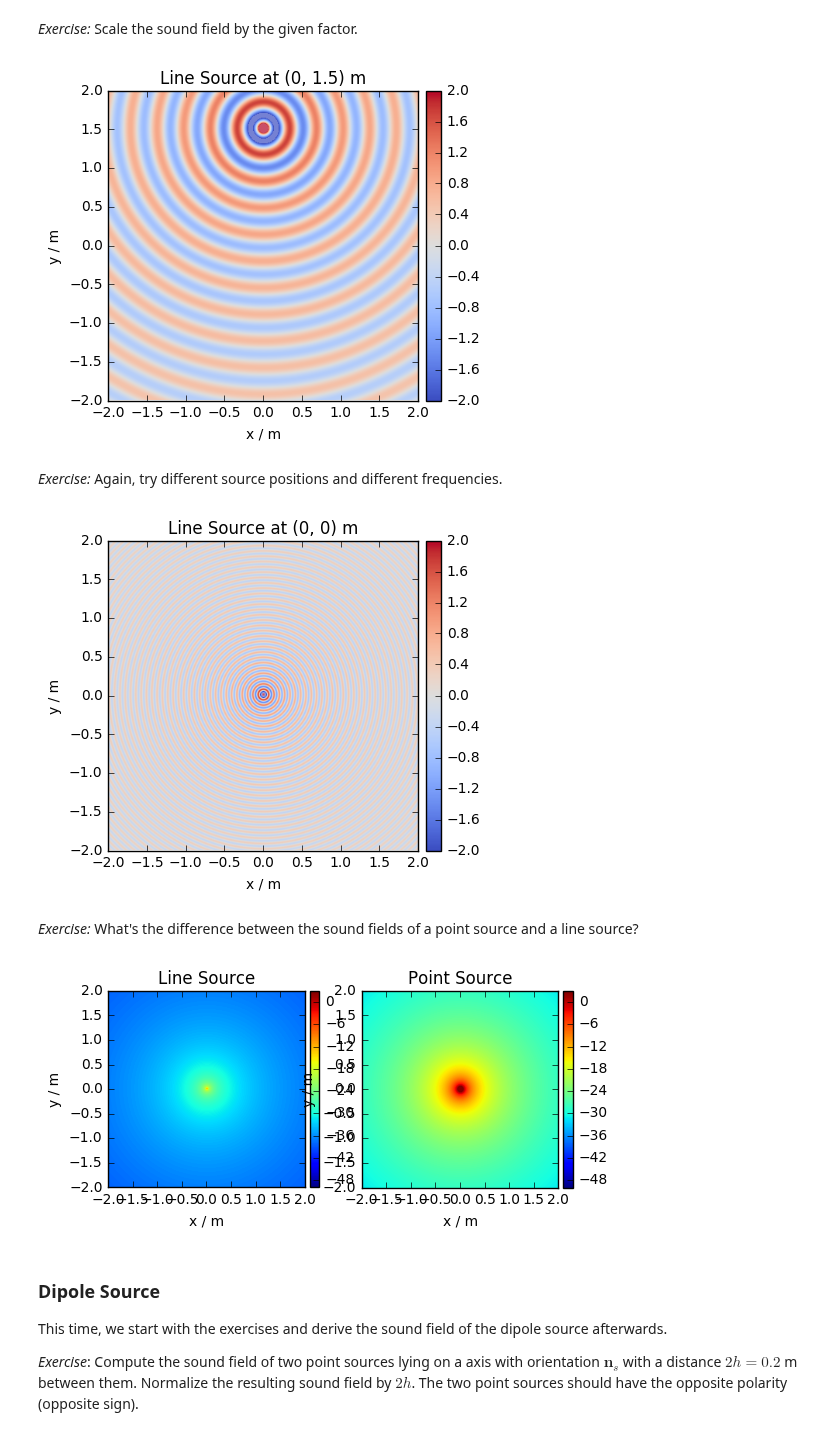
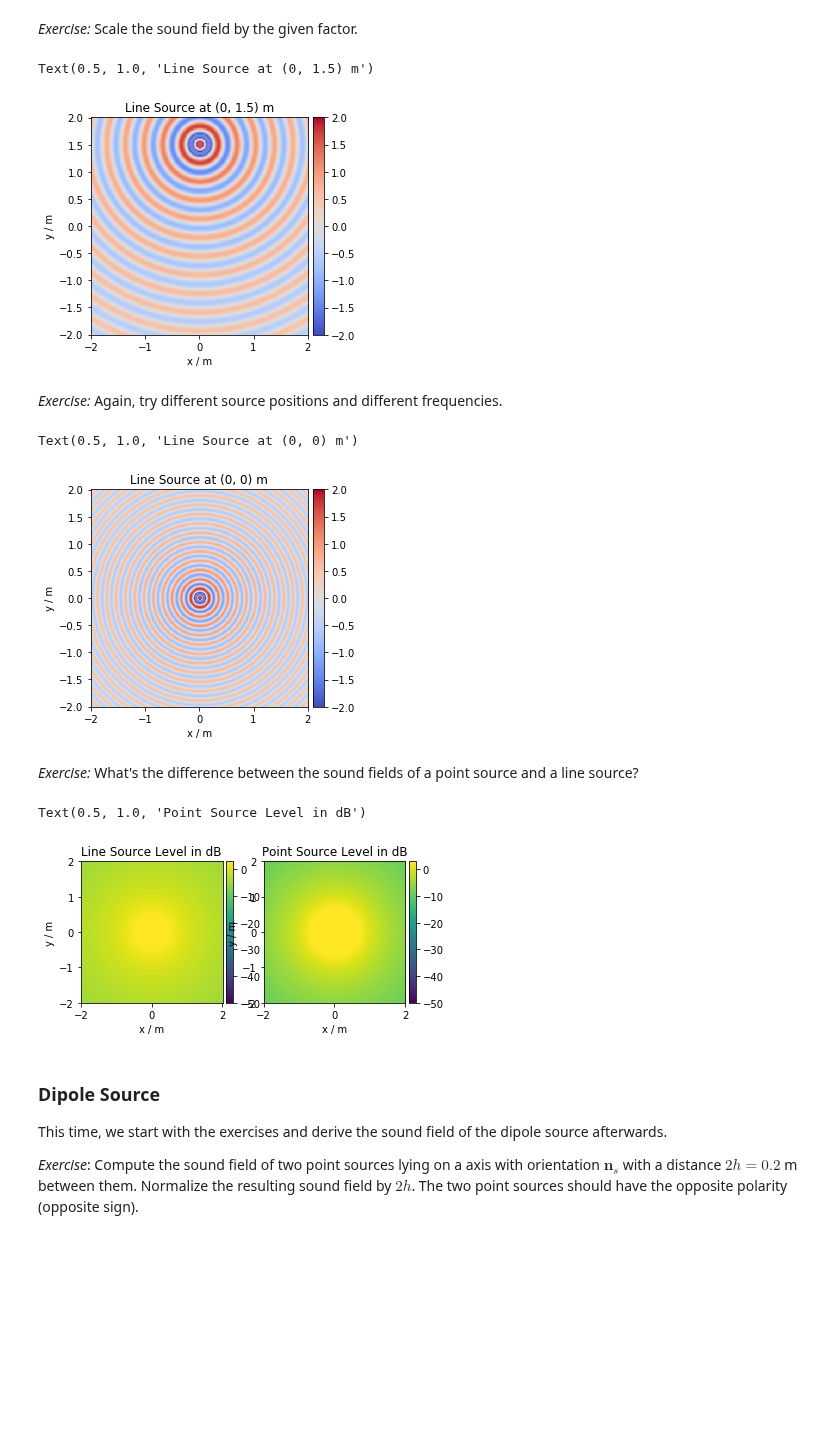
Before and after one commit to spatialaudio/selected-topics-in-audio-signal-processing-exercises, a Jupyter notebook: physics_of_sound_I-solutions.ipynb, the cells around one changed output. Drawn from its saved outputs; the diff is of its cells as text; code cells hidden in the pictures; blank space fills up the shorter version.

```diff
--- a/physics_of_sound_I-solutions.ipynb
+++ b/physics_of_sound_I-solutions.ipynb
@@ -238,9 +247,7 @@ plt.title("Plane wave with $n_{{pw}} = {}$".format(npw));  # set title of plot
 # %%
-sfs.defs.c = 1400
+c = 343 / 2
 
-p_plane = sfs.mono.source.plane(omega, x0, npw, grid);  # compute sound pressure field
-sfs.plot.soundfield(p_plane, grid);  # plotting command
-plt.title("Plane wave with $n_{{pw}} = {}$".format(npw));  # set title of plot
-
-sfs.defs.c = 343
+p_plane = sfs.fd.source.plane(omega, x0, npw, grid, c=c)
+sfs.plot2d.amplitude(p_plane, grid)  # plotting command
+plt.title("Plane wave with $n_{{pw}} = {}$".format(npw))  # set title of plot
 # %% [output]
@@ -342,42 +358,50 @@ scaling_factor_line_source = np.sqrt(8 * np.pi * omega / sfs.defs.c) * np.exp(1j
 *Exercise:* Scale the sound field by the given factor.
 # %%
 p_line = p_line * scaling_factor_line_source
-sfs.plot.soundfield(p_line, grid)
-plt.title("Line Source at {} m".format(xs[:2]));
+sfs.plot2d.amplitude(p_line, grid)
+plt.title("Line Source at {} m".format(xs[:2]))
 # %% [output]
+Text(0.5, 1.0, 'Line Source at (0, 1.5) m')
-[figure, old version]
+[figure, new version]
 # %% [markdown]
 *Exercise:* Again, try different source positions and different frequencies.
 # %%
 xs = 0, 0  # position (metre)
-f = 5000  # time-frequency (Hz)
+f = 2000  # time-frequency (Hz)
 omega = 2 * np.pi * f  # angular frequency (rad/s)
 
-p_line = sfs.mono.source.line(omega, xs, None, grid)
+p_line = sfs.fd.source.line(omega, xs, grid)
 p_line = p_line * scaling_factor_line_source
-sfs.plot.soundfield(p_line, grid)
-plt.title("Line Source at {} m".format(xs[:2]));
+sfs.plot2d.amplitude(p_line, grid)
+plt.title("Line Source at {} m".format(xs[:2]))
 # %% [output]
+Text(0.5, 1.0, 'Line Source at (0, 0) m')
-[figure, old version]
+[figure, new version]
 # %% [markdown]
 *Exercise:* What's the difference between the sound fields of a point source and a line source?
 # %%
-f = 5000  # time-frequency (Hz)
+f = 343  # time-frequency (Hz)
 omega = 2 * np.pi * f  # angular frequency (rad/s)
 
-plt.subplot(1,2,1)  # define left subplot
-xs = 0,0
-p_line = sfs.mono.source.line(omega, xs, None, grid)
-sfs.plot.level(p_line, grid)
-plt.title("Line Source");
+plt.subplot(1, 2, 1)  # define left subplot
+xs = 0, 0
+p_line = sfs.fd.source.line(omega, xs, grid)
+scaling_factor_line_source = np.sqrt(
+    8 * np.pi * omega / sfs.default.c) * np.exp(1j * np.pi / 4)
+p_line *= scaling_factor_line_source
+sfs.plot2d.level(p_line, grid)
+plt.title("Line Source Level in dB")  # -3 dB level loss per distance doubling
 
-plt.subplot(1,2,2)  # define left subplot
-xs = 0,0,0
-p_point = sfs.mono.source.point(omega, xs, None, grid)
-sfs.plot.level(p_point, grid)
-plt.title("Point Source");
+plt.subplot(1, 2, 2)  # define left subplot
+xs = 0, 0, 0
+p_point = sfs.fd.source.point(omega, xs, grid)
+scaling_factor_point_source = 4 * np.pi
+p_point *= scaling_factor_point_source
+sfs.plot2d.level(p_point, grid)
+plt.title("Point Source Level in dB")  # -6 dB level loss per distance doubling
 # %% [output]
+Text(0.5, 1.0, 'Point Source Level in dB')
-[figure, old version]
+[figure, new version]
 # %% [markdown]
 ### Dipole Source
 
```
Also changed, not shown: parts of 20 cells of this notebook, 1 other file.
